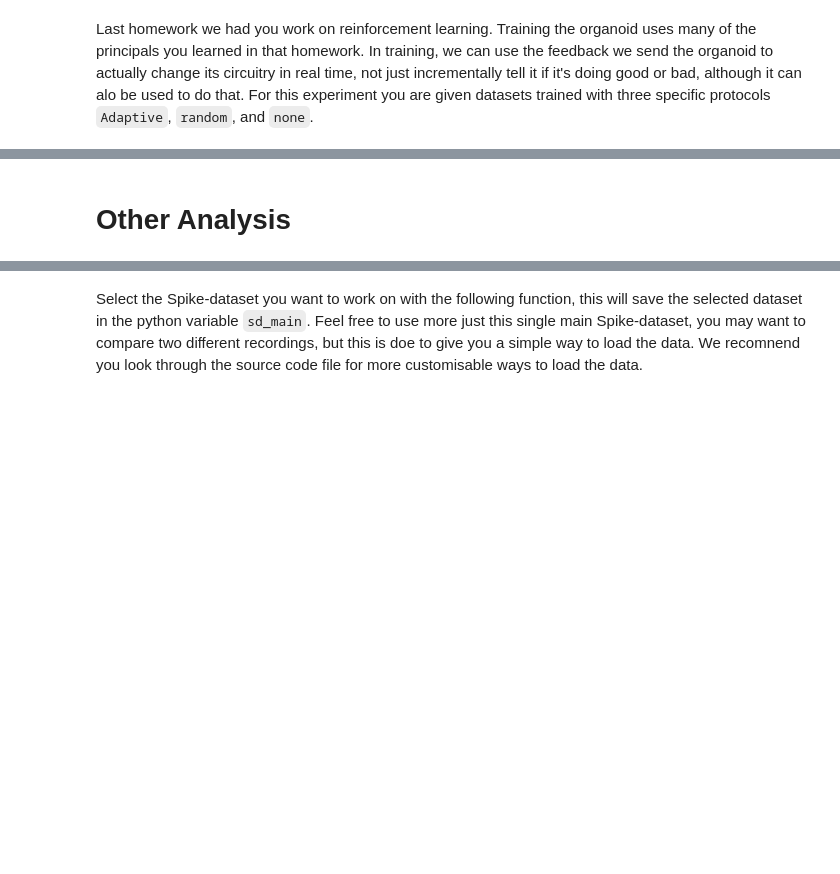
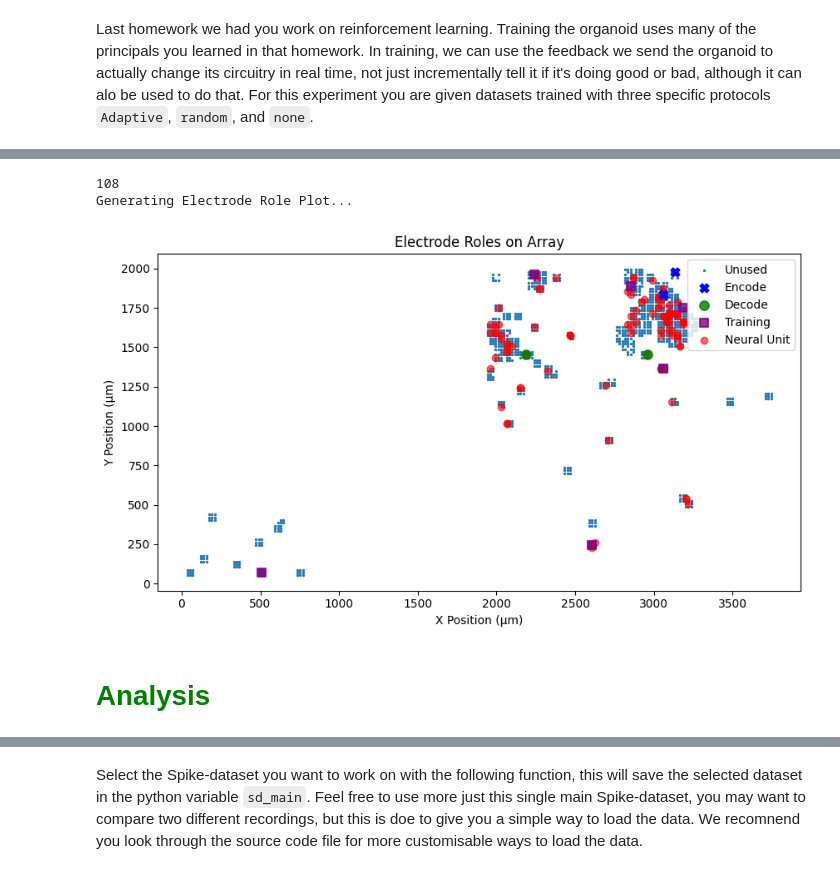
Before and after one commit to Braingeneers-Education/WetAI-Final-Project-Spring-2025, a Jupyter notebook: cartpole_analysis.ipynb, the cells around one changed output, grey strips where cells are left out. Cells and saved outputs as stored; diff of their text form; code cells hidden in the pictures; blank space fills up the shorter version.

```diff
--- a/cartpole_analysis.ipynb
+++ b/cartpole_analysis.ipynb
@@ -204,2 +324,8 @@ Encoding through stimulations allows us to send the organoid information, howeve
+# %%
+Combined_Map()
+# %% [output]
+108
+Generating Electrode Role Plot...
+[figure, added]
 # %% [markdown]
-# Other Analysis
+# <font color="green">Analysis
```
Also changed, not shown: parts of 81 cells of this notebook, 2 other files.
